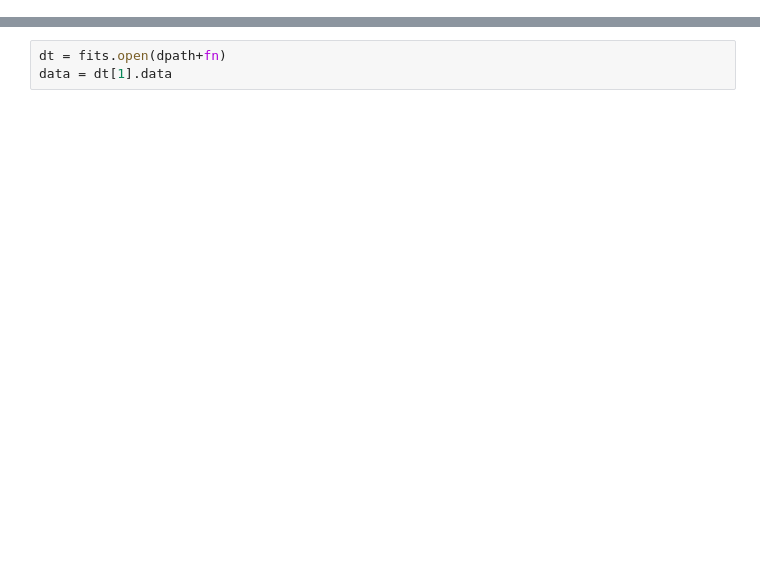
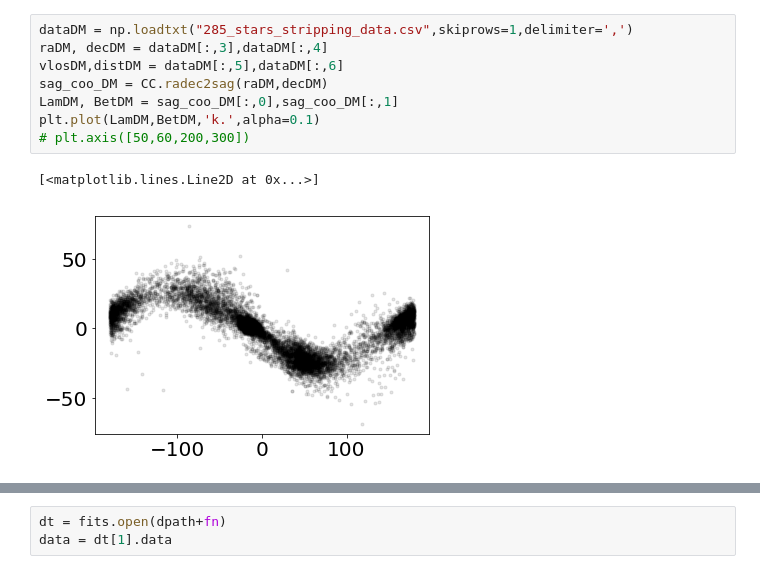
Before and after one commit to ht1an/GaiaDR2Select, a Jupyter notebook: DistanceMgiant.ipynb, the cells around one changed output, grey strips where cells are left out. Drawn from its saved outputs; the diff is of its cells as text; blank space fills up the shorter version.

```diff
--- a/DistanceMgiant.ipynb
+++ b/DistanceMgiant.ipynb
@@ -39,0 +92,11 @@ fn = "GDR2_Mgiant_candidate_color2_b20_gmag10_20_rest_4000.fits"
+# %%
+dataDM = np.loadtxt("285_stars_stripping_data.csv",skiprows=1,delimiter=',')
+raDM, decDM = dataDM[:,3],dataDM[:,4]
+vlosDM,distDM = dataDM[:,5],dataDM[:,6]
+sag_coo_DM = CC.radec2sag(raDM,decDM)
+LamDM, BetDM = sag_coo_DM[:,0],sag_coo_DM[:,1]
+plt.plot(LamDM,BetDM,'k.',alpha=0.1)
+# plt.axis([50,60,200,300])
+# %% [output]
+[<matplotlib.lines.Line2D at 0x...>]
+[figure, added]
```
Also changed, not shown: parts of 60 cells of this notebook, 19 other files.
